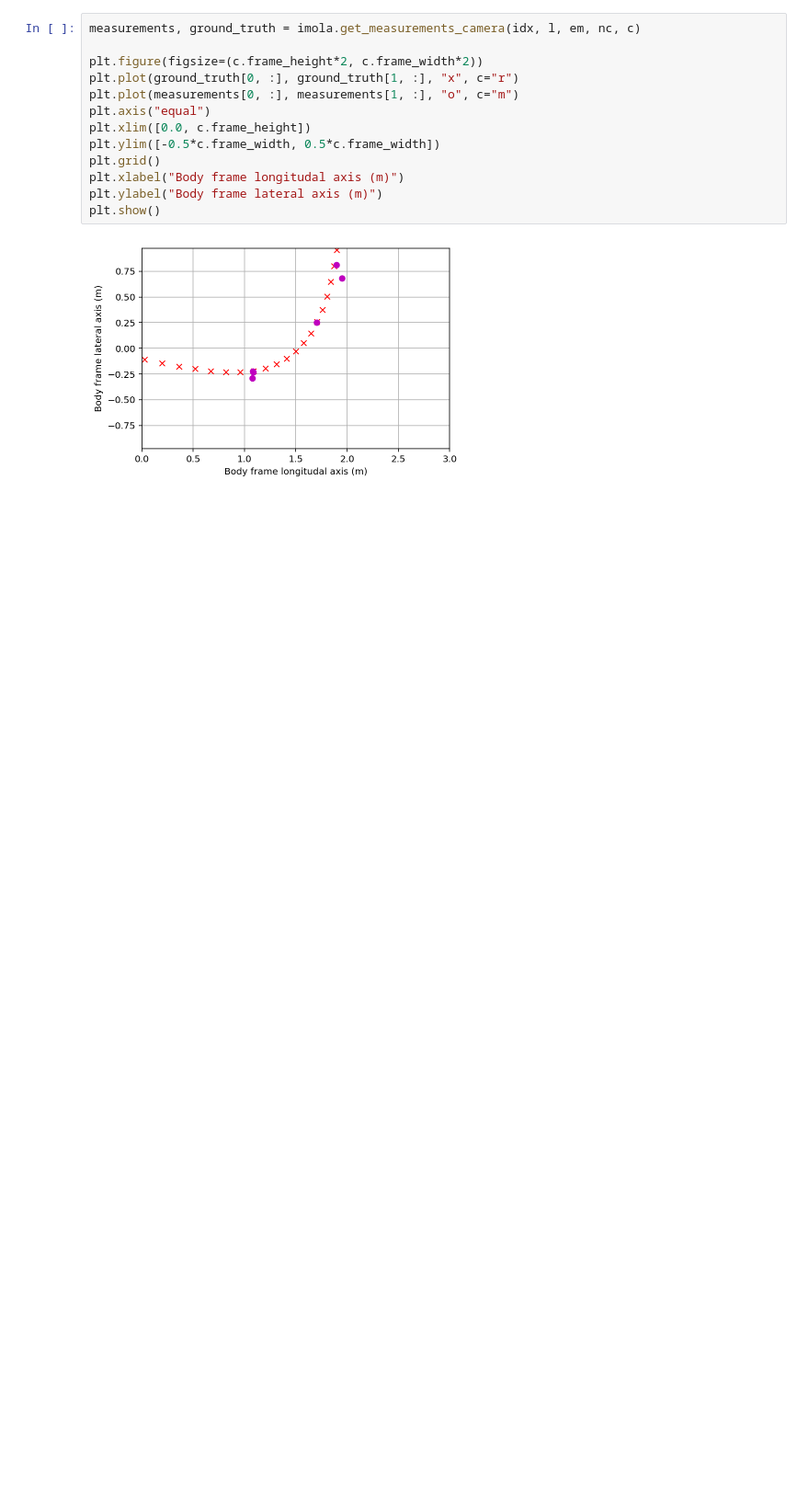
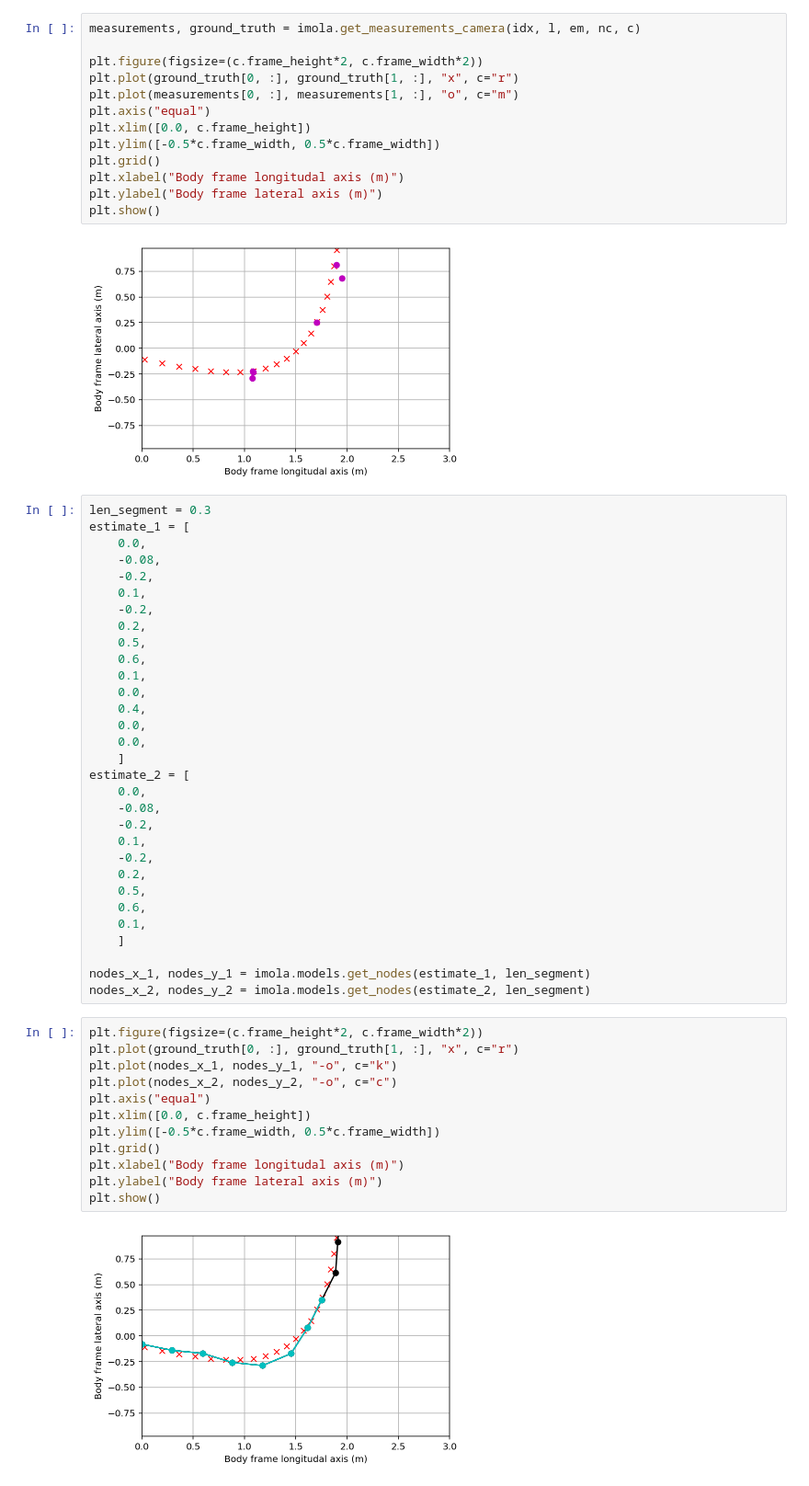
Before and after one commit to mp4096/imola, a Jupyter notebook: examples/simple_simulation.ipynb, the cells around one changed output. Shown at 92% size. Cells and saved outputs as stored; diff of their text form; blank space fills up the shorter version.

Commit message:
Add example for DFD comparison to ground truth

```diff
--- a/examples/simple_simulation.ipynb
+++ b/examples/simple_simulation.ipynb
@@ -76,3 +76,48 @@ plt.ylabel("Body frame lateral axis (m)")
 plt.show()
 # %% [output]
 [figure]
+# %%
+len_segment = 0.3
+estimate_1 = [
+    0.0,
+    -0.08,
+    -0.2,
+    0.1,
+    -0.2,
+    0.2,
+    0.5,
+    0.6,
+    0.1,
+    0.0,
+    0.4,
+    0.0,
+    0.0,
+    ]
+estimate_2 = [
+    0.0,
+    -0.08,
+    -0.2,
+    0.1,
+    -0.2,
+    0.2,
+    0.5,
+    0.6,
+    0.1,
+    ]
+
+nodes_x_1, nodes_y_1 = imola.models.get_nodes(estimate_1, len_segment)
+nodes_x_2, nodes_y_2 = imola.models.get_nodes(estimate_2, len_segment)
+# %%
+plt.figure(figsize=(c.frame_height*2, c.frame_width*2))
+plt.plot(ground_truth[0, :], ground_truth[1, :], "x", c="r")
+plt.plot(nodes_x_1, nodes_y_1, "-o", c="k")
+plt.plot(nodes_x_2, nodes_y_2, "-o", c="c")
+plt.axis("equal")
+plt.xlim([0.0, c.frame_height])
+plt.ylim([-0.5*c.frame_width, 0.5*c.frame_width])
+plt.grid()
+plt.xlabel("Body frame longitudal axis (m)")
+plt.ylabel("Body frame lateral axis (m)")
+plt.show()
+# %% [output]
+[figure, added]
```
Also changed, not shown: parts of 2 cells of this notebook.
